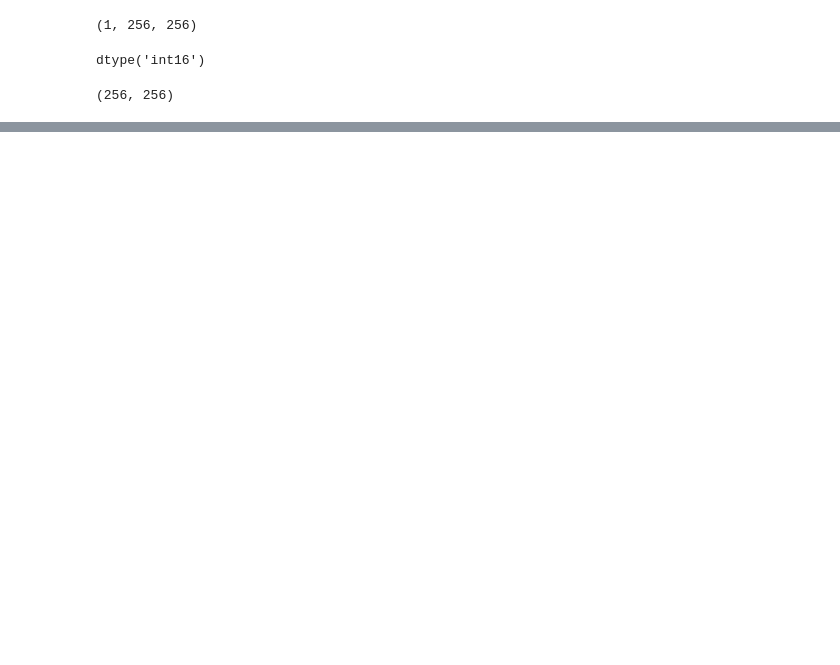
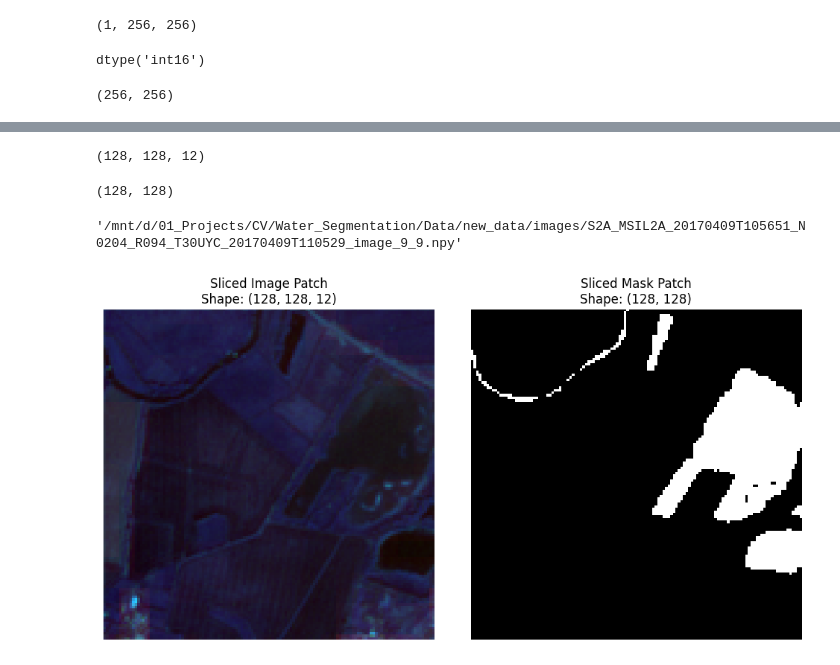
Before and after one commit to tamer-elkoT/-Water-Segmentation-using-Multispectral-and-optical-Data, a Jupyter notebook: Notebooks/Preprocess_collected_data.ipynb, the cells around one changed output, grey strips where cells are left out. Saved outputs shown, nothing was run; the diff lists cells and outputs as text; code cells hidden in the pictures; blank space fills up the shorter version.

Commit message:
Merge the Collected Data to the original dataset

```diff
--- a/Notebooks/Preprocess_collected_data.ipynb
+++ b/Notebooks/Preprocess_collected_data.ipynb
@@ -58,4 +76,4 @@ IMAGES_DIR = '/mnt/d/01_Projects/CV/Water_Segmentation/Data/old_data/images'
 MASKS_DIR = '/mnt/d/01_Projects/CV/Water_Segmentation/Data/old_data/labels'
 # %%
 npy_img_files = sorted(os.listdir(NPY_IMAGES_DIR))
-npy_img_files = sorted(os.listdir(NPY_IMAGES_DIR))
+npy_mask_files = sorted(os.listdir(NPY_MASKS_DIR))
@@ -61,0 +179,29 @@ npy_img_files = sorted(os.listdir(NPY_IMAGES_DIR))
+# %%
+new_img_test = tiff.imread("/mnt/d/01_Projects/CV/Water_Segmentation/Data/old_data/images/new_path_1761_3.tif")
+new_img_test.shape
+# %% [output]
+(128, 128, 12)
+# %%
+new_mask_test = cv2.imread("/mnt/d/01_Projects/CV/Water_Segmentation/Data/old_data/labels/new_path_695_2.png", cv2.IMREAD_GRAYSCALE)
+new_mask_test.shape
+# %% [output]
+(128, 128)
+# %%
+img_path
+# %% [output]
+'/mnt/d/01_Projects/CV/Water_Segmentation/Data/new_data/images/S2A_MSIL2A_20170409T105651_N0204_R094_T30UYC_20170409T110529_image_9_9.npy'
+# %%
+# Get the New files of images
+new_images = [f for f in os.listdir(IMAGES_DIR) if f.startswith("new_path")]
+# Get the first image image and it's mask
+if len(new_images) > 0:
+    sample_img_name = new_images[0]
+    # Get the name of the mask file that match the exact image
+    sample_mask_name = sample_img_name.replace(".tif", ".png")
+
+    img_path = os.path.join(IMAGES_DIR, sample_img_name)
+    mask_path = os.path.join(MASKS_DIR, sample_mask_name)
+    # mask_path = "/mnt/d/01_Projects/CV/Water_Segmentation/Data/old_data/labels/new_path_0_0.png"
+
+    img_arr = tiff.imread(img_path)
+    mask_arr = cv2.imread(mask_path, cv2.IMREAD_GRAYSCALE)
@@ -61,0 +210,22 @@ npy_img_files = sorted(os.listdir(NPY_IMAGES_DIR))
+# %%
+# Preparare the Images for visualization
+# By Grabing the 3 channels only
+
+rgb_display = img_arr[:, :, :3].astype(np.float32)
+rgb_display = (rgb_display - np.min(rgb_display)) / (np.max(rgb_display) - np.min(rgb_display) + 1e-8)
+
+# 5. Plot the side-by-side comparison
+fig, axes = plt.subplots(1, 2, figsize=(10, 5))
+
+axes[0].imshow(rgb_display)
+axes[0].set_title(f"Sliced Image Patch\nShape: {img_arr.shape}")
+axes[0].axis('off')
+
+axes[1].imshow(mask_arr, cmap='gray')
+axes[1].set_title(f"Sliced Mask Patch\nShape: {mask_arr.shape}")
+axes[1].axis('off')
+
+plt.tight_layout()
+plt.show()
+# %% [output]
+[figure, added]
```
Also changed, not shown: parts of 17 cells of this notebook, 1 other file.
